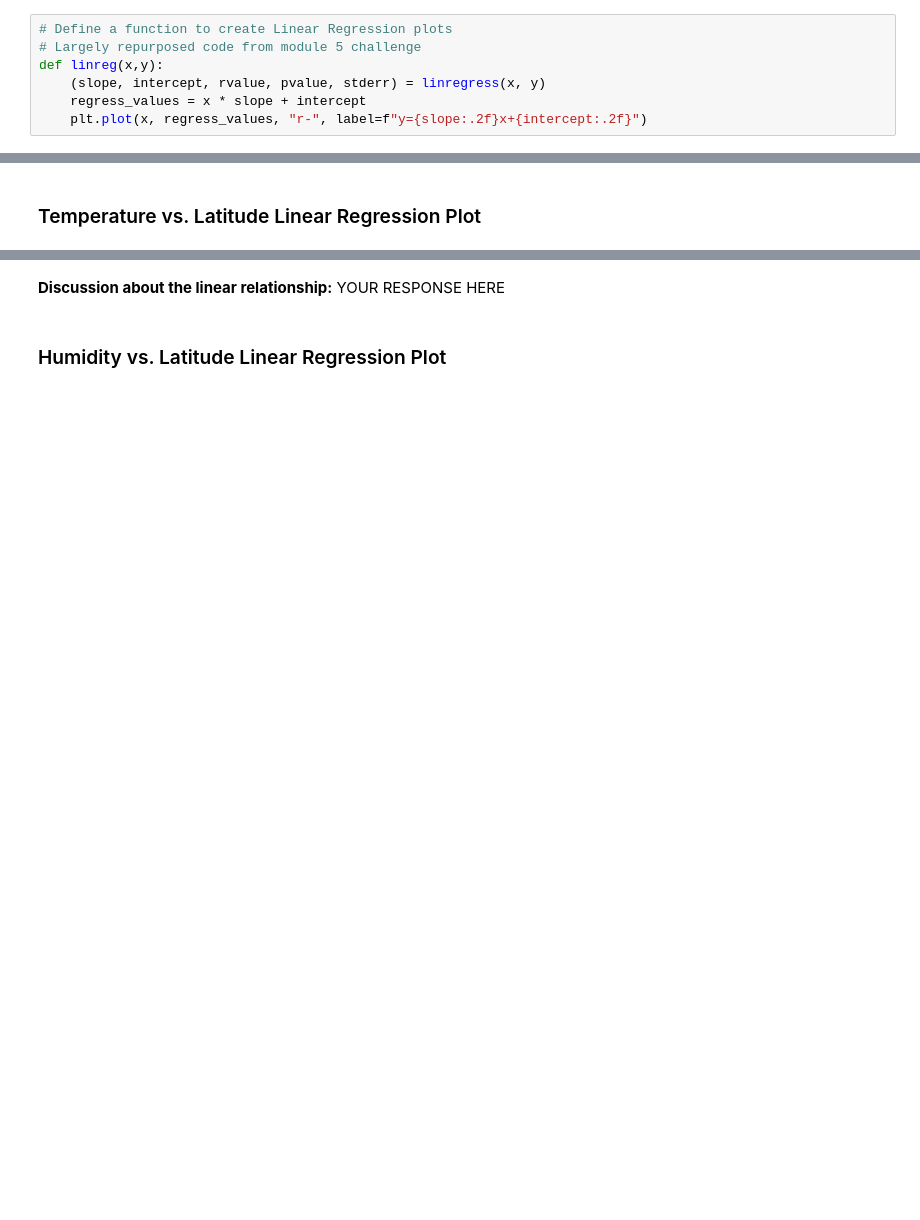
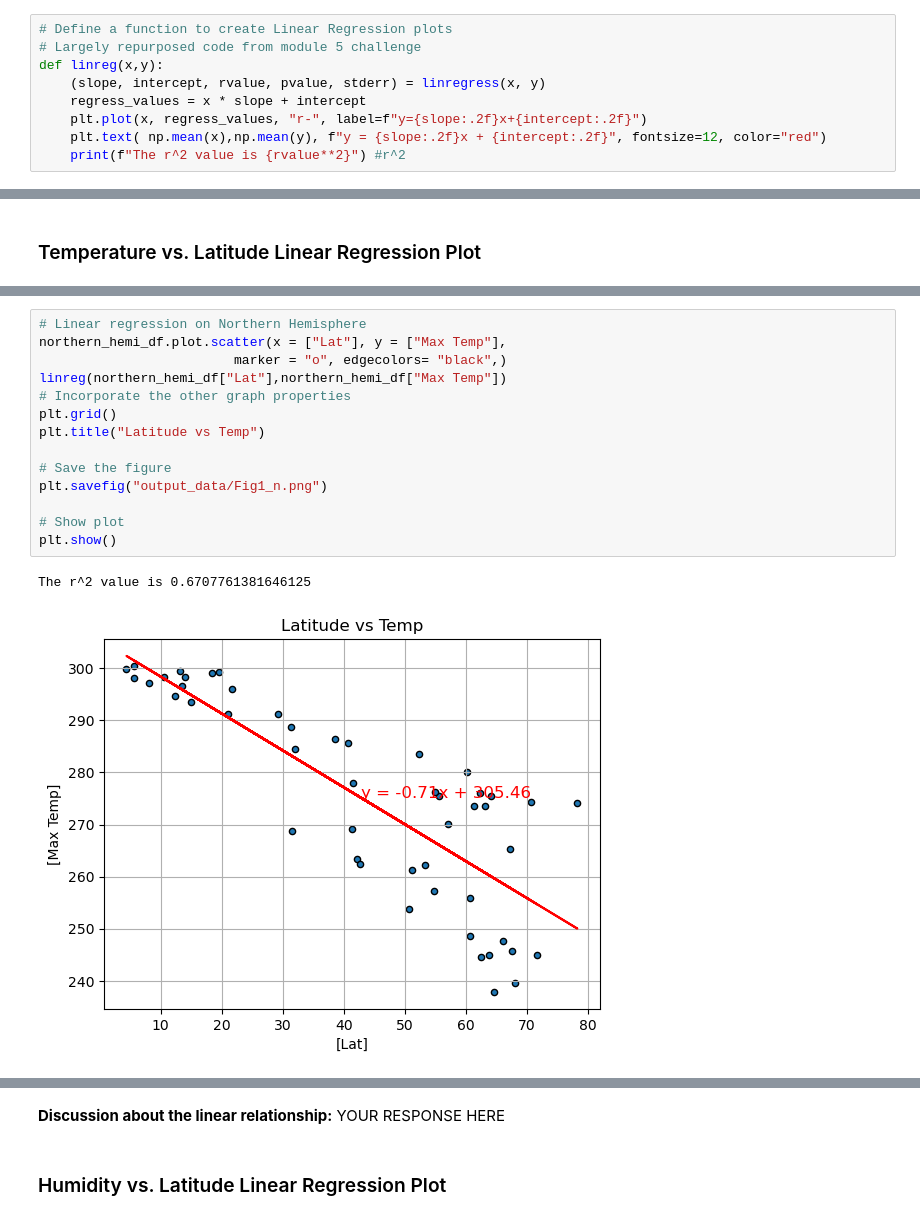
Before and after one commit to mjohnnywest/module_6_challenge, a Jupyter notebook: WeatherPy Starter.ipynb, the cells around one changed output, grey strips where cells are left out. Saved outputs shown, nothing was run; the diff lists cells and outputs as text; blank space fills up the shorter version.

```diff
--- a/WeatherPy Starter.ipynb
+++ b/WeatherPy Starter.ipynb
@@ -291,3 +292,5 @@ def linreg(x,y):
     (slope, intercept, rvalue, pvalue, stderr) = linregress(x, y)
     regress_values = x * slope + intercept
     plt.plot(x, regress_values, "r-", label=f"y={slope:.2f}x+{intercept:.2f}")
+    plt.text( np.mean(x),np.mean(y), f"y = {slope:.2f}x + {intercept:.2f}", fontsize=12, color="red")
+    print(f"The r^2 value is {rvalue**2}") #r^2
@@ -335,0 +339,17 @@ The r^2-value is: 0.6720220238897325
+# %%
+# Linear regression on Northern Hemisphere
+northern_hemi_df.plot.scatter(x = ["Lat"], y = ["Max Temp"],
+                         marker = "o", edgecolors= "black",)
+linreg(northern_hemi_df["Lat"],northern_hemi_df["Max Temp"])
+# Incorporate the other graph properties
+plt.grid()
+plt.title("Latitude vs Temp")
+
+# Save the figure
+plt.savefig("output_data/Fig1_n.png")
+
+# Show plot
+plt.show()
+# %% [output]
+The r^2 value is 0.6707761381646125
+[figure, added]
```
Also changed, not shown: parts of 21 cells of this notebook, 9 other files.
